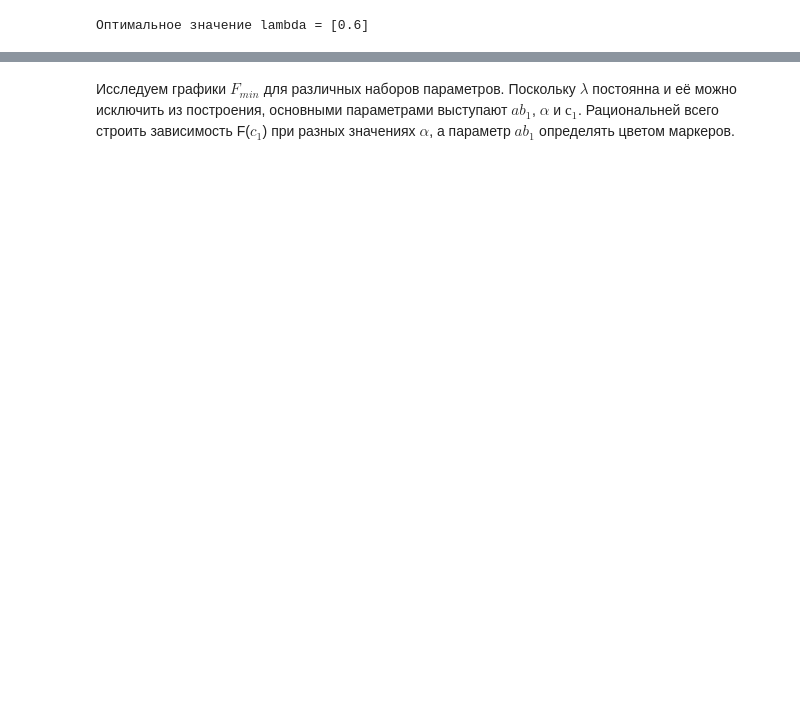
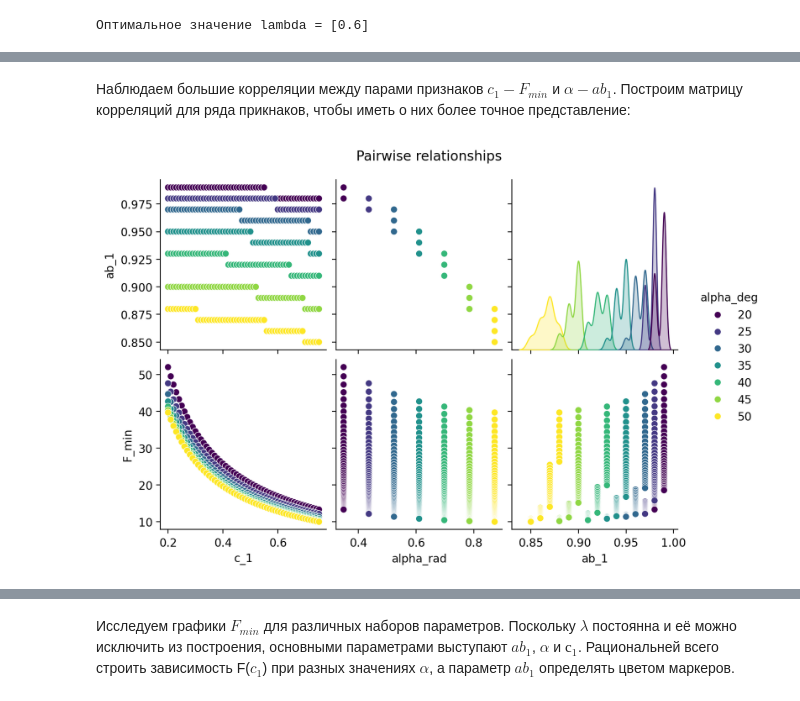
Before and after one commit to VladimirNekrasov98/tmp-optimization-analysis, a Jupyter notebook: EDA and modeling.ipynb, the cells around one changed output, grey strips where cells are left out. Cells and saved outputs as stored; diff of their text form; code cells hidden in the pictures; blank space fills up the shorter version.

Commit message:
Update plots and comments

```diff
--- a/EDA and modeling.ipynb
+++ b/EDA and modeling.ipynb
@@ -76,0 +164,14 @@ array([0.88, 0.89, 0.9 , 0.91, 0.92, 0.93, 0.94, 0.95, 0.96, 0.97, 0.98,
+# %% [markdown]
+Наблюдаем большие корреляции между парами признаков $c_1 - F_{min}$ и $\alpha - ab_1$. Построим матрицу корреляций для ряда прикнаков, чтобы иметь о них более точное представление:
+# %%
+g = sns.pairplot(
+    df,
+    x_vars=["c_1", "alpha_rad", "ab_1"],
+    y_vars=["ab_1", "F_min"],
+    hue="alpha_deg",
+    palette="viridis",
+)
+g.fig.suptitle("Pairwise relationships", y=1.05)
+plt.show()
+# %% [output]
+[figure, added]
```
Also changed, not shown: parts of 31 cells of this notebook.
